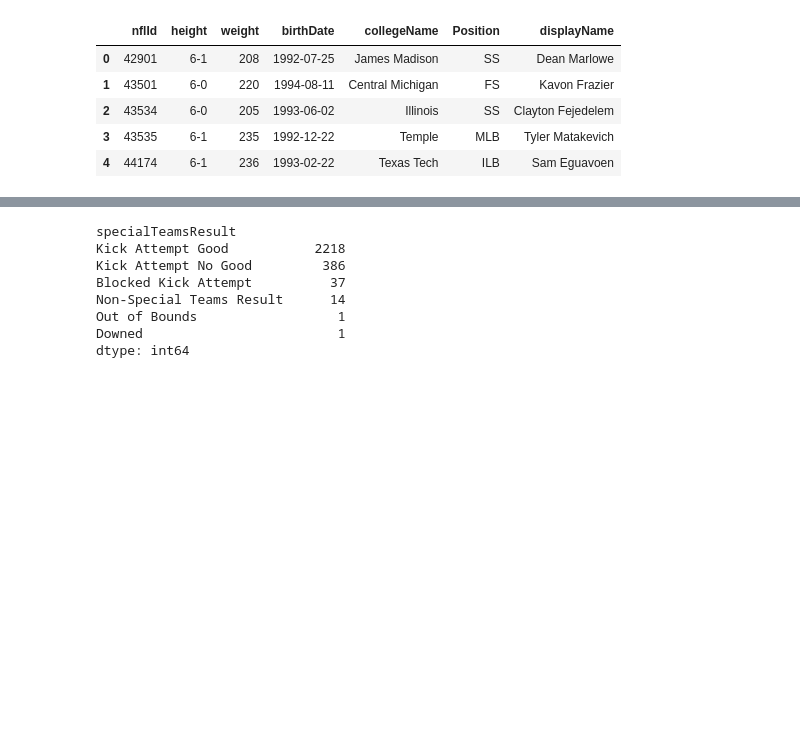
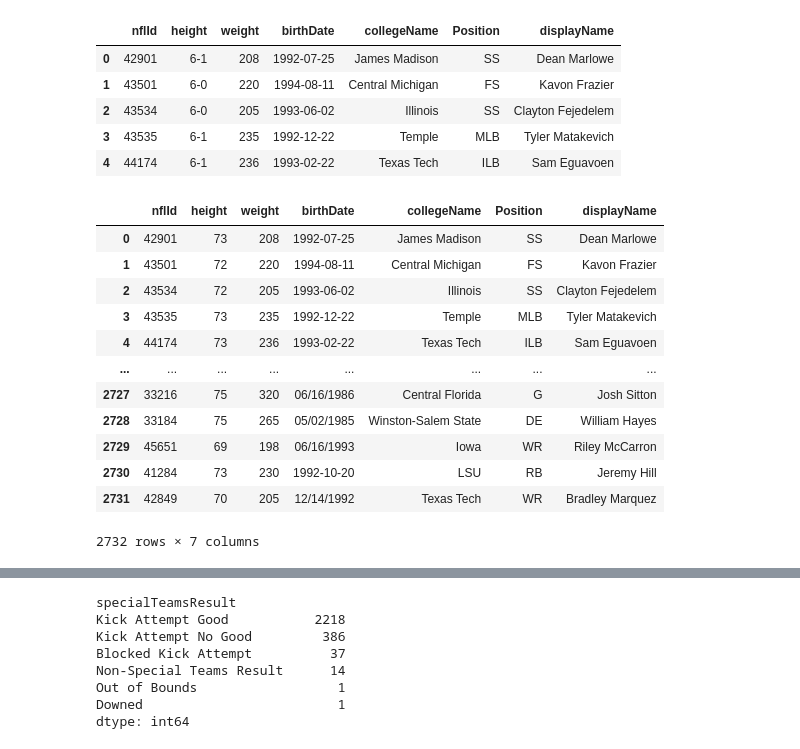
Before and after one commit to egrace479/NFL-BDB-2022, a Jupyter notebook: Field_Goal.ipynb, the cells around one changed output, grey strips where cells are left out. Saved outputs shown, nothing was run; the diff lists cells and outputs as text; code cells hidden in the pictures; blank space fills up the shorter version.

```diff
--- a/Field_Goal.ipynb
+++ b/Field_Goal.ipynb
@@ -27,6 +27,32 @@ df_2.head()
 | 2 | 43534 | 6-0 | 205 | 1993-06-02 | Illinois | SS | Clayton Fejedelem |
 | 3 | 43535 | 6-1 | 235 | 1992-12-22 | Temple | MLB | Tyler Matakevich |
 | 4 | 44174 | 6-1 | 236 | 1993-02-22 | Texas Tech | ILB | Sam Eguavoen |
+# %%
+def ft_in(x):
+    if '-' in x:
+        meas = x.split('-')
+        inches = int(meas[0])*12+int(meas[1])
+        return inches
+    else:
+        return int(x)
+# %%
+df_2['height'] = df_2['height'].apply(ft_in)
+# %%
+df_2
+# %% [output]
+|  | nflId | height | weight | birthDate | collegeName | Position | displayName |
+| 0 | 42901 | 73 | 208 | 1992-07-25 | James Madison | SS | Dean Marlowe |
+| 1 | 43501 | 72 | 220 | 1994-08-11 | Central Michigan | FS | Kavon Frazier |
+| 2 | 43534 | 72 | 205 | 1993-06-02 | Illinois | SS | Clayton Fejedelem |
+| 3 | 43535 | 73 | 235 | 1992-12-22 | Temple | MLB | Tyler Matakevich |
+| 4 | 44174 | 73 | 236 | 1993-02-22 | Texas Tech | ILB | Sam Eguavoen |
+| ... | ... | ... | ... | ... | ... | ... | ... |
+| 2727 | 33216 | 75 | 320 | 06/16/1986 | Central Florida | G | Josh Sitton |
+| 2728 | 33184 | 75 | 265 | 05/02/1985 | Winston-Salem State | DE | William Hayes |
+| 2729 | 45651 | 69 | 198 | 06/16/1993 | Iowa | WR | Riley McCarron |
+| 2730 | 41284 | 73 | 230 | 1992-10-20 | LSU | RB | Jeremy Hill |
+| 2731 | 42849 | 70 | 205 | 12/14/1992 | Texas Tech | WR | Bradley Marquez |
+2732 rows × 7 columns
 # %%
 play_fieldgoal = df_1.loc[df_1['specialTeamsPlayType']=="Field Goal"]
 # %%
```
Also changed, not shown: parts of 17 cells of this notebook.
